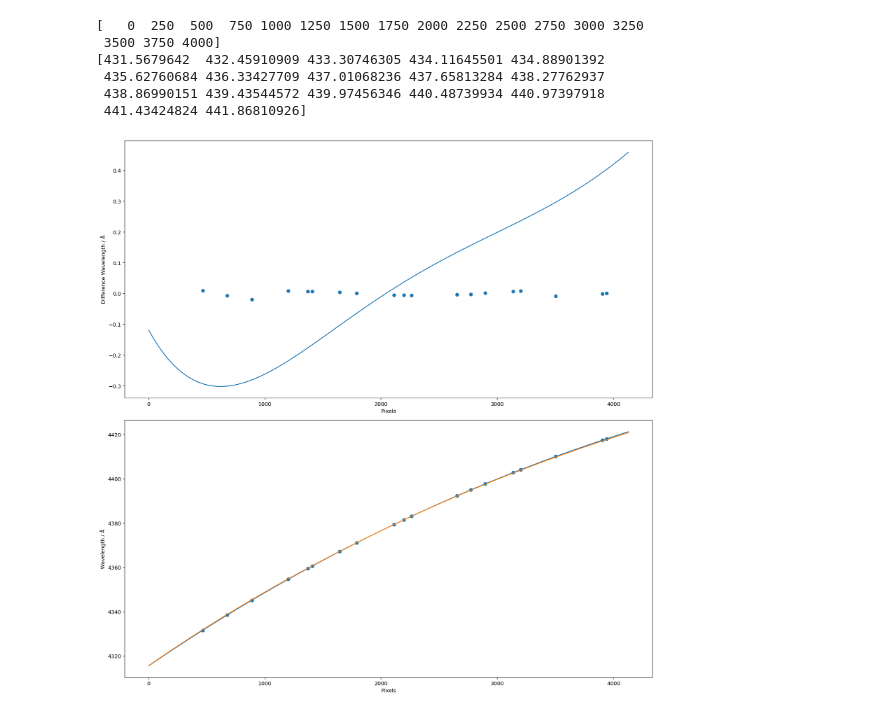
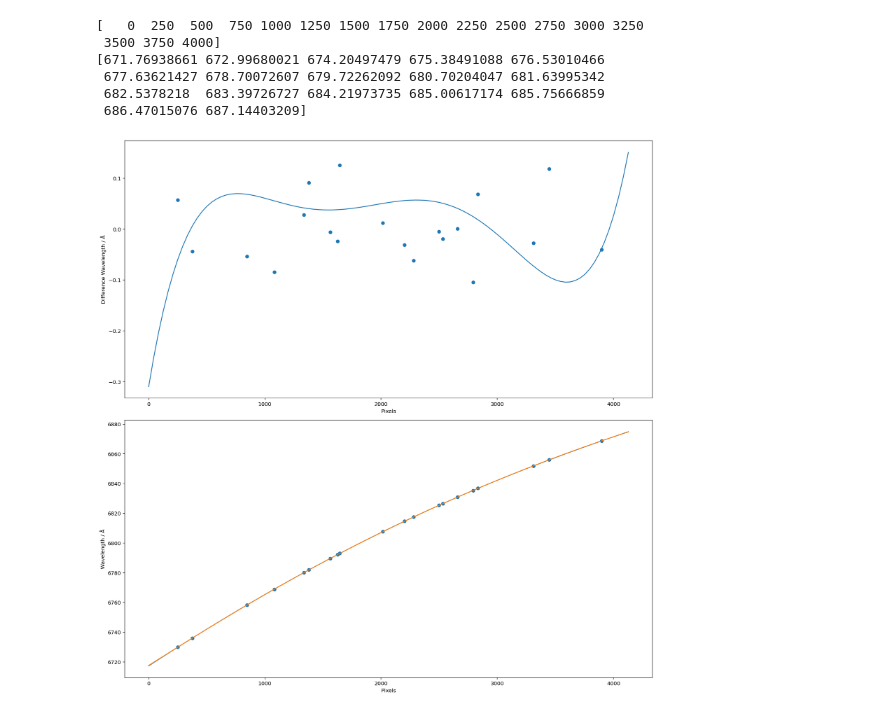
Before and after one commit to svenbuder/velocereduction, a Jupyter notebook: VeloceReduction/veloce_reference_data/thxe_pixels_and_positions/test_pixel_wavelength_mapping.ipynb, the cells around one changed output. Saved outputs shown, nothing was run; the diff lists cells and outputs as text; code cells hidden in the pictures.

Commit message:
adjust ccd 3 orders 90-93

```diff
--- a/VeloceReduction/veloce_reference_data/thxe_pixels_and_positions/test_pixel_wavelength_mapping.ipynb
+++ b/VeloceReduction/veloce_reference_data/thxe_pixels_and_positions/test_pixel_wavelength_mapping.ipynb
@@ -102,12 +102,12 @@ def plot_new_vs_tinney(order_name, reference_pixel_tinney = 2450, shift_tinney =
     plt.show()
     plt.close
 # %%
-plot_new_vs_tinney(order_name = 'ccd_2_order_140', reference_pixel_tinney=2401, shift_tinney=0)
+plot_new_vs_tinney(order_name = 'ccd_3_order_90', reference_pixel_tinney=2453, shift_tinney=0)
 # %% [output]
 [   0  250  500  750 1000 1250 1500 1750 2000 2250 2500 2750 3000 3250
  3500 3750 4000]
-[431.5679642  432.45910909 433.30746305 434.11645501 434.88901392
- 435.62760684 436.33427709 437.01068236 437.65813284 438.27762937
- 438.86990151 439.43544572 439.97456346 440.48739934 440.97397918
- 441.43424824 441.86810926]
+[671.76938661 672.99680021 674.20497479 675.38491088 676.53010466
+ 677.63621427 678.70072607 679.72262092 680.70204047 681.63995342
+ 682.5378218  683.39726727 684.21973735 685.00617174 685.75666859
+ 686.47015076 687.14403209]
-[figure, old version]
+[figure, new version]
```
Also changed, not shown: 5 other files.
